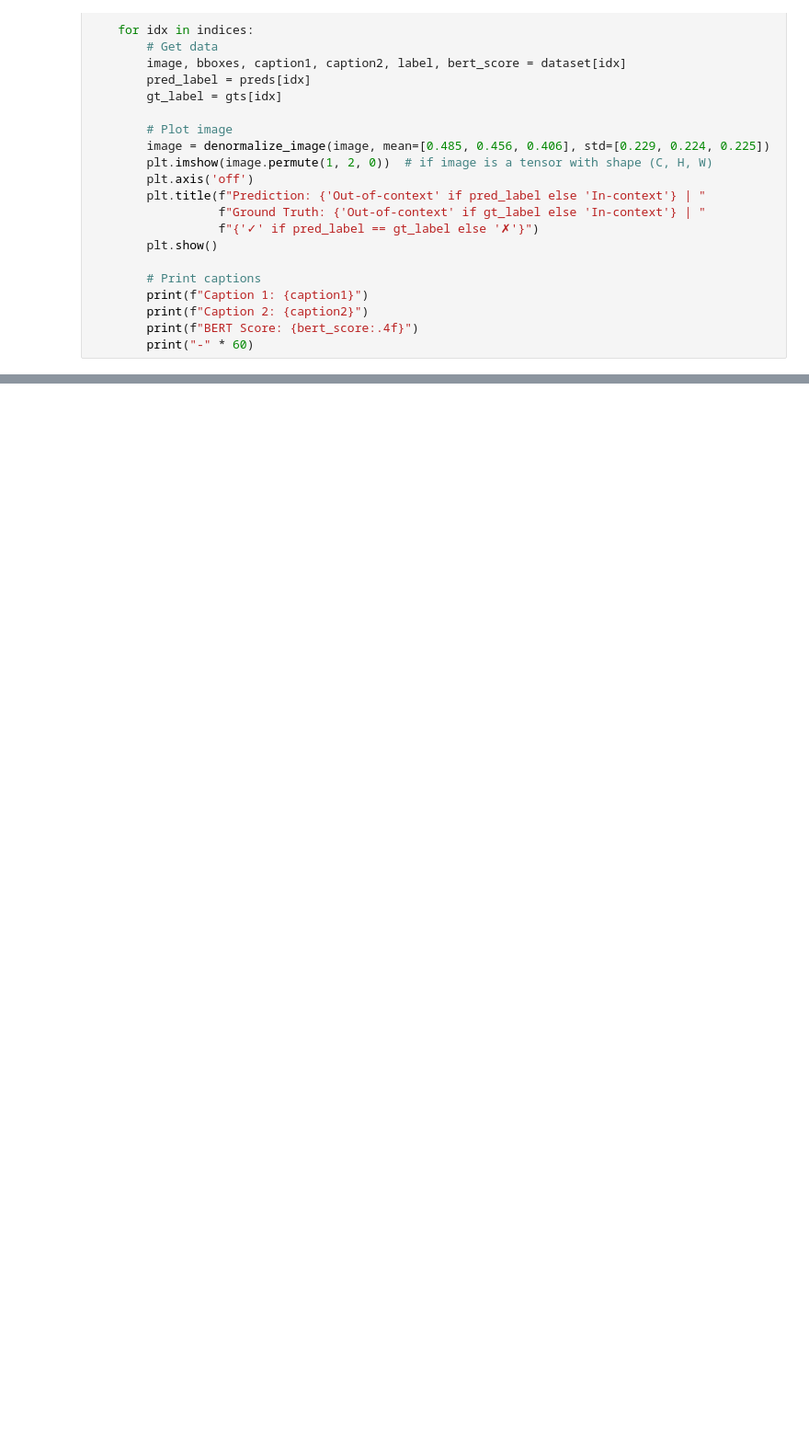
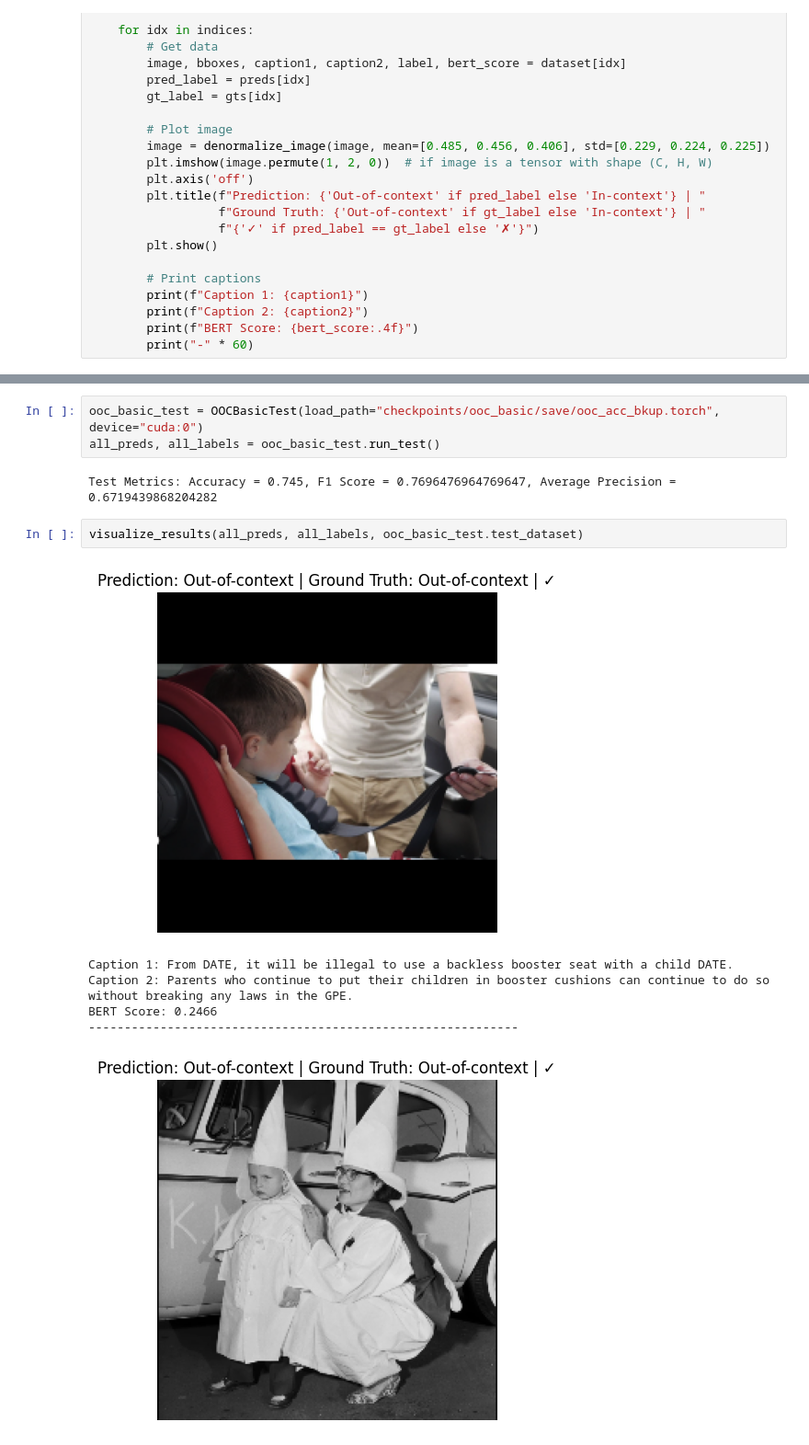
Before and after one commit to j-void/Dash-Cosmos, a Jupyter notebook: test.ipynb, the cells around one changed output, grey strips where cells are left out. Shown at 92% size. Saved outputs shown, nothing was run; the diff lists cells and outputs as text; blank space fills up the shorter version.

```diff
--- a/test.ipynb
+++ b/test.ipynb
@@ -154,0 +236,14 @@ BERT Score: 0.2897
+# %%
+ooc_basic_test = OOCBasicTest(load_path="checkpoints/ooc_basic/save/ooc_acc_bkup.torch", device="cuda:0")
+all_preds, all_labels = ooc_basic_test.run_test()
+# %% [output]
+Test Metrics: Accuracy = 0.745, F1 Score = 0.7696476964769647, Average Precision = 0.6719439868204282
+# %%
+visualize_results(all_preds, all_labels, ooc_basic_test.test_dataset)
+# %% [output]
+[figure, added]
+Caption 1: From DATE, it will be illegal to use a backless booster seat with a child DATE.
+Caption 2: Parents who continue to put their children in booster cushions can continue to do so without breaking any laws in the GPE.
+BERT Score: 0.2466
+------------------------------------------------------------
+[figure, added]
```
Also changed, not shown: parts of 6 cells of this notebook.
